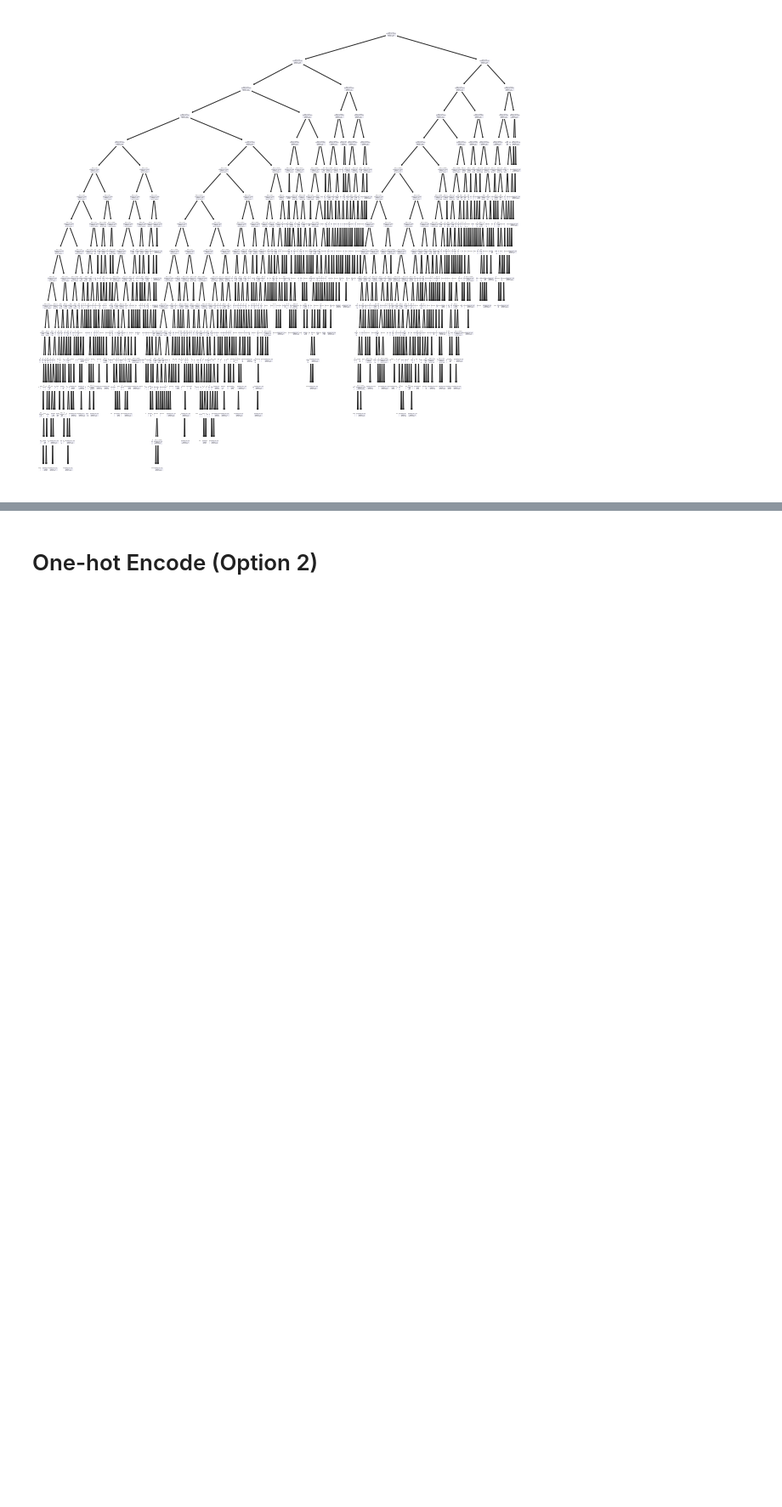
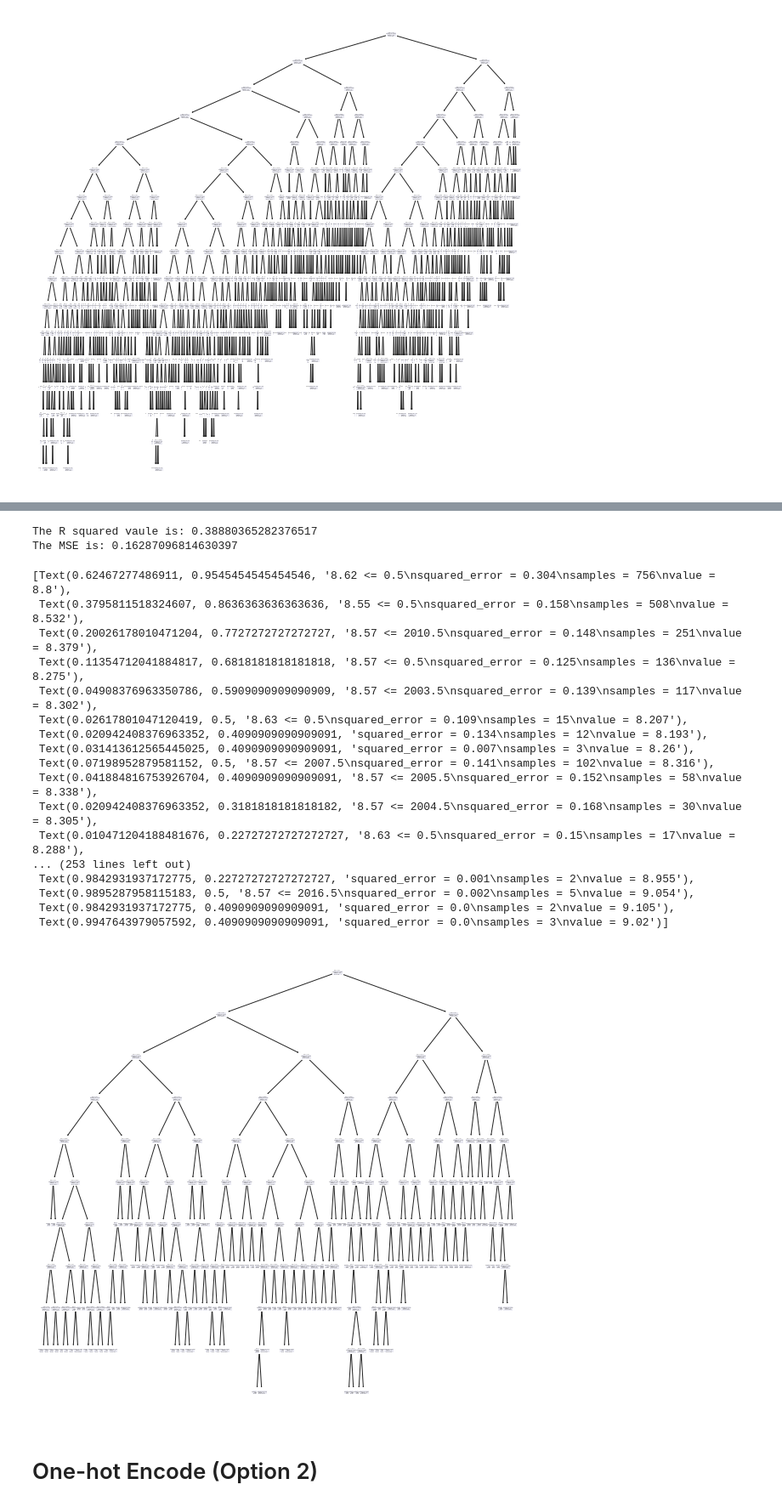
Before and after one commit to amicarellade/cs4342-finalp, a Jupyter notebook: Project.ipynb, the cells around one changed output, grey strips where cells are left out. Shown at 85% size. Cells and saved outputs as stored; diff of their text form; code cells hidden in the pictures; blank space fills up the shorter version.

```diff
--- a/Project.ipynb
+++ b/Project.ipynb
@@ -361,3 +464,40 @@ print(feature_importances)
+# %%
+X = dfBag[['Year', 'All days', 'WeekendsHolidays', 'U15','55-64']]
+y = dfBag['Hours']
+# %%
+x_train, x_test, y_train, y_test = train_test_split(X, y, test_size=0.2, random_state=42)
+# %%
+dregr = DecisionTreeRegressor(random_state=0)
+dregr.fit(x_train, y_train)
+pred = dregr.predict(x_test)
+print("The R squared vaule is:", dregr.score(x_test, y_test))
+print("The MSE is:", mean_squared_error(y_test, pred))
+# %% [output]
+The R squared vaule is: 0.38880365282376517
+The MSE is: 0.16287096814630397
+# %%
+from sklearn import tree
+fig, ax = plt.subplots(figsize=(10,10))
+tree.plot_tree(dregr, feature_names=df['Hours'])
+# %% [output]
+[Text(0.62467277486911, 0.9545454545454546, '8.62 <= 0.5\nsquared_error = 0.304\nsamples = 756\nvalue = 8.8'),
+ Text(0.3795811518324607, 0.8636363636363636, '8.55 <= 0.5\nsquared_error = 0.158\nsamples = 508\nvalue = 8.532'),
+ Text(0.20026178010471204, 0.7727272727272727, '8.57 <= 2010.5\nsquared_error = 0.148\nsamples = 251\nvalue = 8.379'),
+ Text(0.11354712041884817, 0.6818181818181818, '8.57 <= 0.5\nsquared_error = 0.125\nsamples = 136\nvalue = 8.275'),
+ Text(0.04908376963350786, 0.5909090909090909, '8.57 <= 2003.5\nsquared_error = 0.139\nsamples = 117\nvalue = 8.302'),
+ Text(0.02617801047120419, 0.5, '8.63 <= 0.5\nsquared_error = 0.109\nsamples = 15\nvalue = 8.207'),
+ Text(0.020942408376963352, 0.4090909090909091, 'squared_error = 0.134\nsamples = 12\nvalue = 8.193'),
+ Text(0.031413612565445025, 0.4090909090909091, 'squared_error = 0.007\nsamples = 3\nvalue = 8.26'),
+ Text(0.07198952879581152, 0.5, '8.57 <= 2007.5\nsquared_error = 0.141\nsamples = 102\nvalue = 8.316'),
+ Text(0.041884816753926704, 0.4090909090909091, '8.57 <= 2005.5\nsquared_error = 0.152\nsamples = 58\nvalue = 8.338'),
+ Text(0.020942408376963352, 0.3181818181818182, '8.57 <= 2004.5\nsquared_error = 0.168\nsamples = 30\nvalue = 8.305'),
+ Text(0.010471204188481676, 0.22727272727272727, '8.63 <= 0.5\nsquared_error = 0.15\nsamples = 17\nvalue = 8.288'),
+... (253 lines left out)
+ Text(0.9842931937172775, 0.22727272727272727, 'squared_error = 0.001\nsamples = 2\nvalue = 8.955'),
+ Text(0.9895287958115183, 0.5, '8.57 <= 2016.5\nsquared_error = 0.002\nsamples = 5\nvalue = 9.054'),
+ Text(0.9842931937172775, 0.4090909090909091, 'squared_error = 0.0\nsamples = 2\nvalue = 9.105'),
+ Text(0.9947643979057592, 0.4090909090909091, 'squared_error = 0.0\nsamples = 3\nvalue = 9.02')]
+[figure, added]
 # %% [markdown]
 # One-hot Encode (Option 2)
 # %%
```
Also changed, not shown: parts of 25 cells of this notebook.
